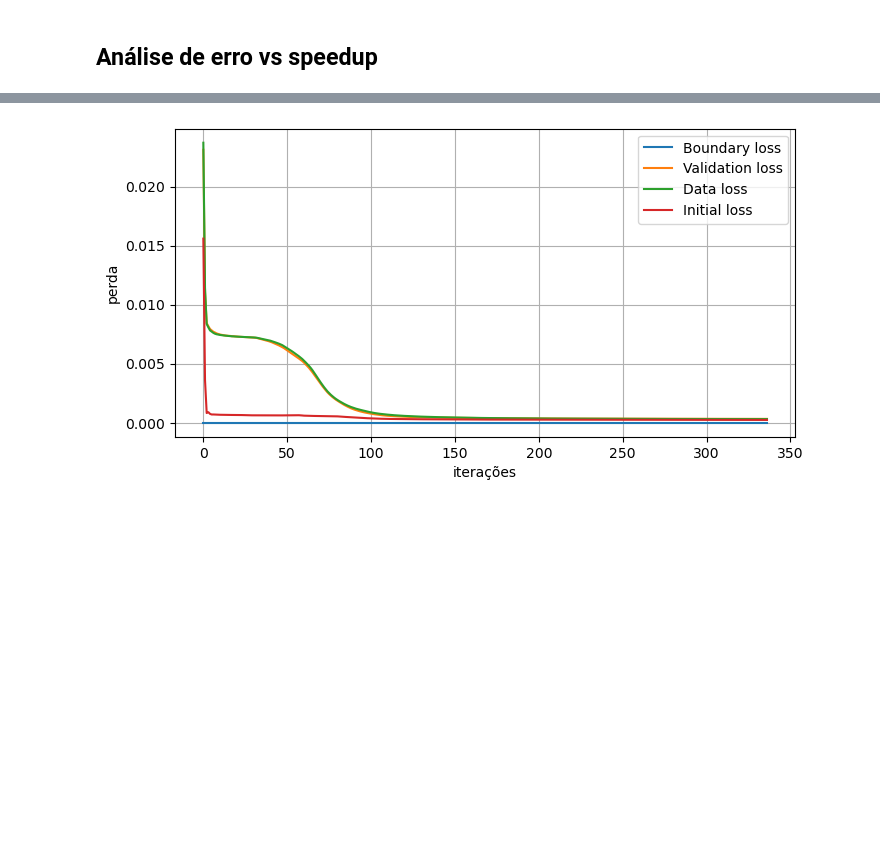
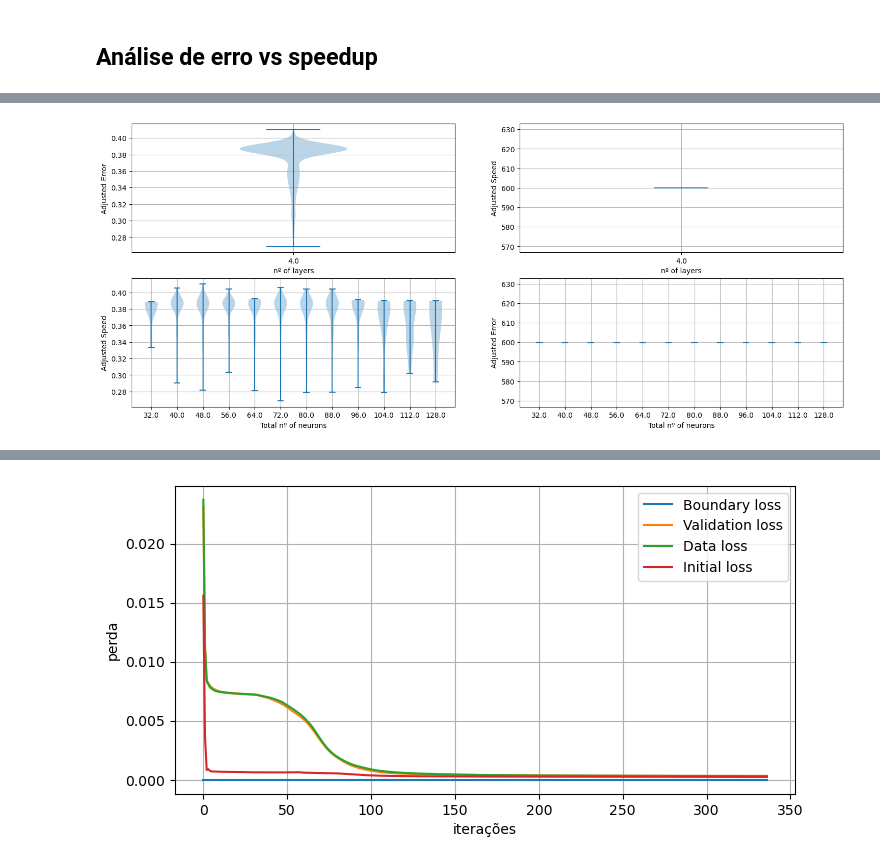
Before and after one commit to Esterci/2D_imune_edema_pinn, a Jupyter notebook: 2D/edp_t_x_y/result_analisys.ipynb, the cells around one changed output, grey strips where cells are left out. Drawn from its saved outputs; the diff is of its cells as text; code cells hidden in the pictures; blank space fills up the shorter version.

```diff
--- a/2D/edp_t_x_y/result_analisys.ipynb
+++ b/2D/edp_t_x_y/result_analisys.ipynb
@@ -651,3 +620,100 @@ NameError: name 'choice' is not defined
+# %%
+def adjacent_values(vals, q1, q3):
+    upper_adjacent_value = q3 + (q3 - q1) * 1.5
+    upper_adjacent_value = np.clip(upper_adjacent_value, q3, vals[-1])
+
+    lower_adjacent_value = q1 - (q3 - q1) * 1.5
+    lower_adjacent_value = np.clip(lower_adjacent_value, vals[0], q1)
+    return lower_adjacent_value, upper_adjacent_value
+
+
+def set_axis_style(ax, labels):
+    ax.set_xticks(np.arange(1, len(labels) + 1), labels=labels)
+    ax.set_xlim(0.25, len(labels) + 0.75)
+    ax.set_xlabel("Sample name")
+
+
+fig = plt.figure(figsize=[30 * 0.6, 12 * 0.6])
+
+ax = fig.add_subplot(2, 2, 1)
+
+unique_n_layers = np.unique(results_df.n_layers)
+
+collection = []
+
+for n_layers in unique_n_layers:
+    sub_df = results_df[results_df.n_layers == int(n_layers)]
+
+    collection.append(sub_df.error)
+
+
+ax.violinplot(collection)
+
+set_axis_style(ax, unique_n_layers)
+ax.set_xlabel("nº of layers")
+ax.set_ylabel("Adjusted Error")
+# ax.set_xlim(y_[0], 0.42)
+ax.grid()
+
+ax = fig.add_subplot(2, 2, 2)
+
+collection = []
+
+for n_layers in unique_n_layers:
+    sub_df = results_df[results_df.n_layers == int(n_layers)]
+
+    collection.append(sub_df.speed)
+
+
+ax.violinplot(collection)
+
+set_axis_style(ax, unique_n_layers)
+ax.set_xlabel("nº of layers")
+ax.set_ylabel("Adjusted Speed")
+# ax.set_xlim(x_lim[1], 0.42)
+ax.grid()
+
+
+ax = fig.add_subplot(2, 2, 3)
+
+unique_n_neurons = np.unique(results_df.n_neurons)
+
+collection = []
+
+for n_neurons in unique_n_neurons:
+    sub_df = results_df[results_df.n_neurons == int(n_neurons)]
+
+    collection.append(sub_df.error)
+
+ax.violinplot(collection)
+
+set_axis_style(ax, unique_n_neurons)
+ax.set_xlabel("Total nº of neurons")
+ax.set_ylabel("Adjusted Speed")
+# ax.set_xlim(x_lim[0], 0.43)
+ax.grid()
+
+
+ax = fig.add_subplot(2, 2, 4)
+
+collection = []
+
+for n_neurons in unique_n_neurons:
+    sub_df = results_df[results_df.n_neurons == int(n_neurons)]
+
+    collection.append(sub_df.speed)
+
+ax.violinplot(collection)
+
+set_axis_style(ax, unique_n_neurons)
+ax.set_xlabel("Total nº of neurons")
+ax.set_ylabel("Adjusted Error")
+# ax.set_xlim(x_lim[0], 0.43)
+ax.grid()
+
+plt.show()
+# %% [output]
+[figure, added]
 # %%
 with open("learning_curves/C_pde_loss_it__" + arch_str + ".pkl", "rb") as f:
     C_pde_loss_it = pk.load(f)
```
Also changed, not shown: parts of 6 cells of this notebook.
